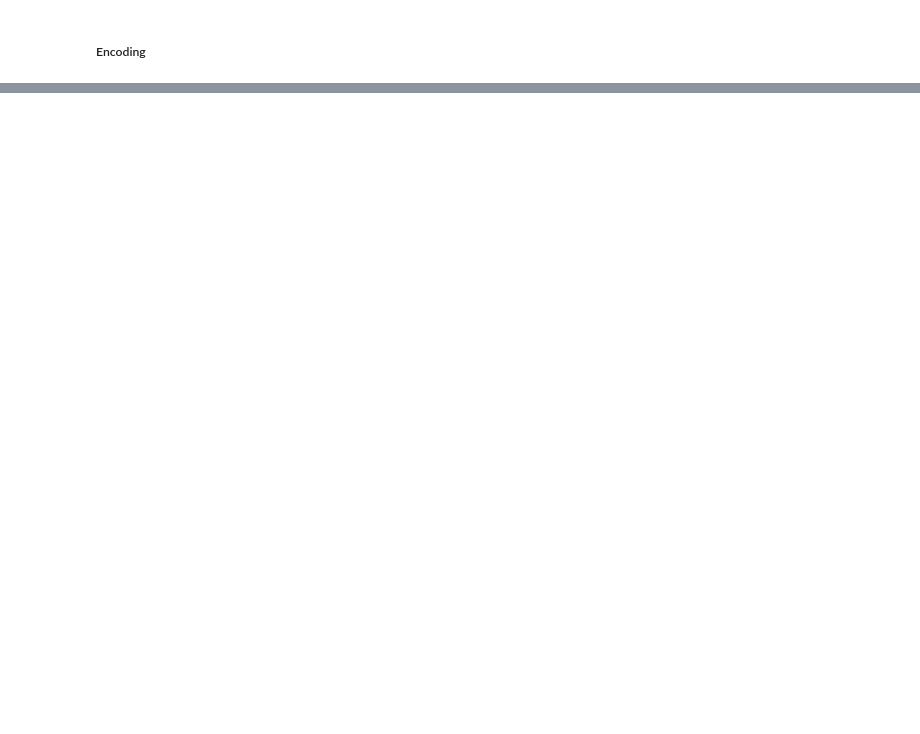
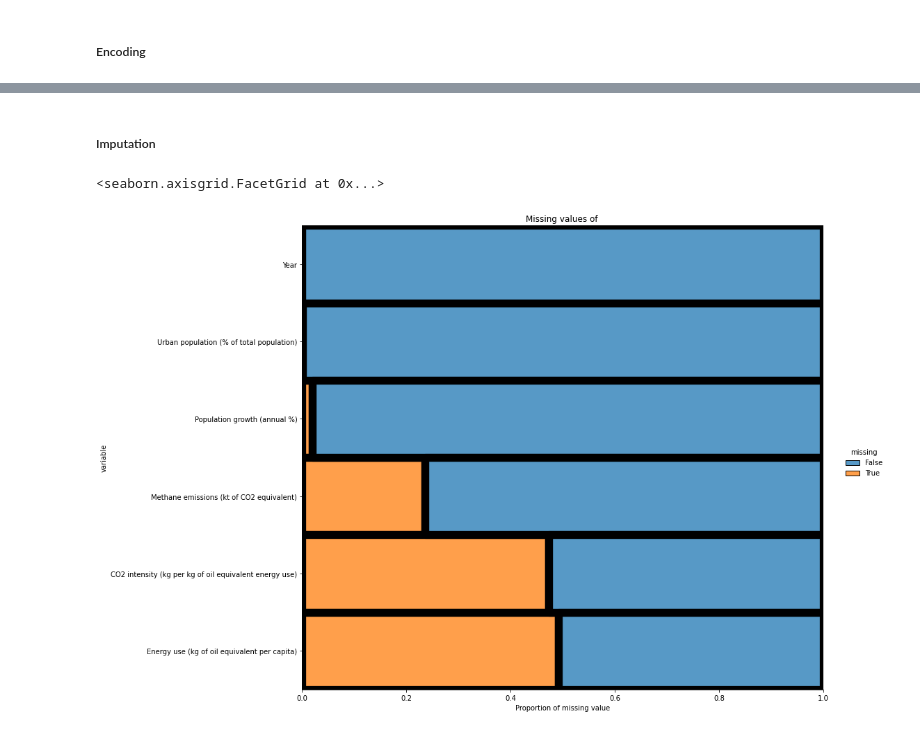
Before and after one commit to BingQuanChua/SASPICIOUS, a Jupyter notebook: eda_feature_selection.ipynb, the cells around one changed output, grey strips where cells are left out. Drawn from its saved outputs; the diff is of its cells as text; code cells hidden in the pictures; blank space fills up the shorter version.

```diff
--- a/eda_feature_selection.ipynb
+++ b/eda_feature_selection.ipynb
@@ -49,5 +57,6 @@ countries_to_drop = ['Channel Islands',
  'St. Martin (French part)']
 
 df_original = df_original[~df_original['Country Name'].isin(countries_to_drop)]
+df_original.reset_index(inplace=True, drop=True)
 df_original
 # %% [output]
@@ -531,0 +355,13 @@ df_final
+# %%
+# a list of columns to keep
+col_to_keep = [
+    "Year",
+    "Urban population (% of total population)",
+    "Population growth (annual %)",
+    "Methane emissions (kt of CO2 equivalent)",
+    "CO2 intensity (kg per kg of oil equivalent energy use)",
+    "Energy use (kg of oil equivalent per capita)"
+]
+# %%
+df_final = df_original[col_to_keep]
+df_final
@@ -531,0 +382,7 @@ df_final
+# %% [markdown]
+##### Imputation
+# %%
+visual_nan(df_final, name="", isSorted=False, savePlot=False)
+# %% [output]
+<seaborn.axisgrid.FacetGrid at 0x...>
+[figure, added]
```
Also changed, not shown: parts of 62 cells of this notebook, 2 other files.
